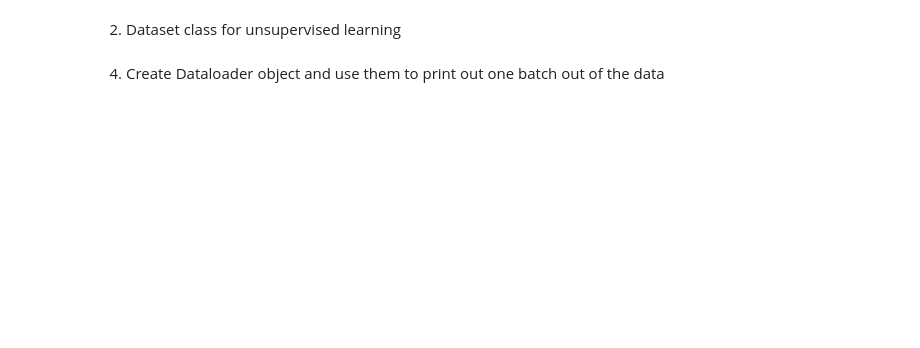
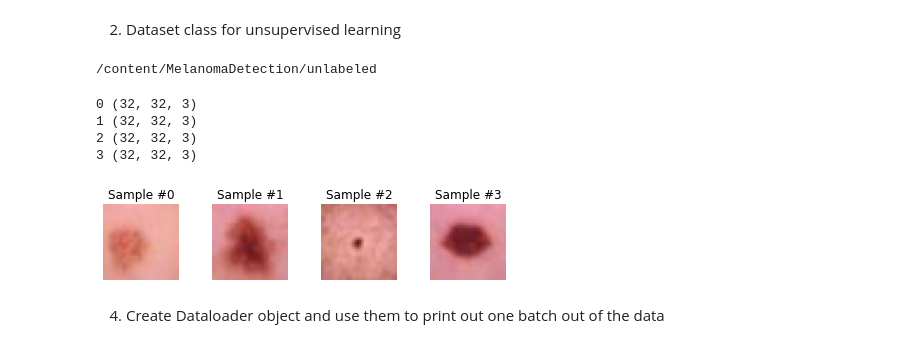
Before and after one commit to bilal841/GANS_melanoma, a Jupyter notebook: week2_review.ipynb, the cells around one changed output. Cells and saved outputs as stored; diff of their text form; code cells hidden in the pictures; blank space fills up the shorter version.

```diff
--- a/week2_review.ipynb
+++ b/week2_review.ipynb
@@ -138,0 +260,24 @@ class UnLabelDataset(dt.Dataset):
+# %%
+unlabel_dataset = UnLabelDataset(dir_path=unlabel_dir)
+# %% [output]
+/content/MelanomaDetection/unlabeled
+# %%
+for i in range(4):
+    sample = unlabel_dataset[i]
+    print(i, sample['image'].shape)
+
+    ax = plt.subplot(1, 4, i + 1)
+    plt.tight_layout()
+    ax.set_title('Sample #{}'.format(i))
+    ax.axis('off')
+    plt.imshow(sample['image'])
+
+    if i == 3:
+        plt.show()
+        break
+# %% [output]
+0 (32, 32, 3)
+1 (32, 32, 3)
+2 (32, 32, 3)
+3 (32, 32, 3)
+[figure, added]
```
Also changed, not shown: parts of 14 cells of this notebook.
